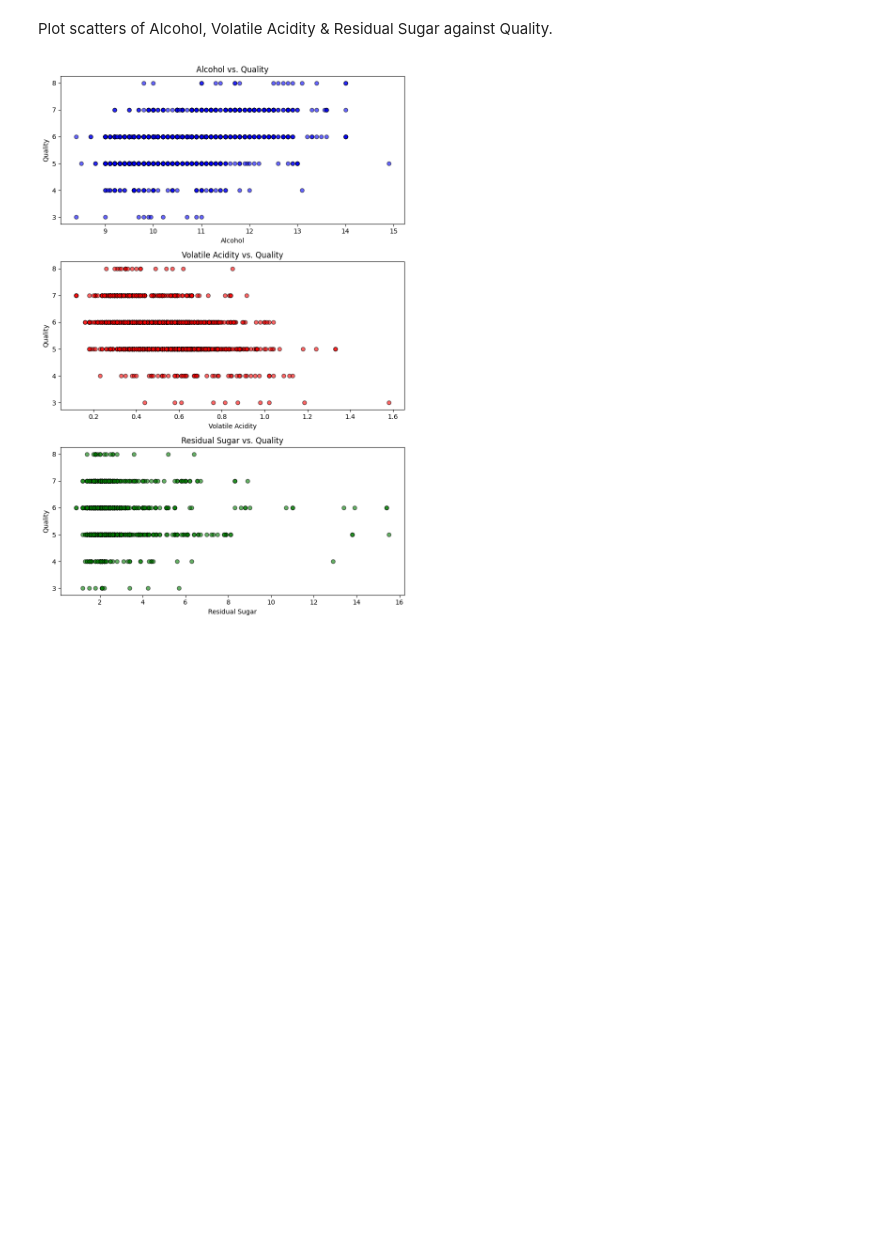
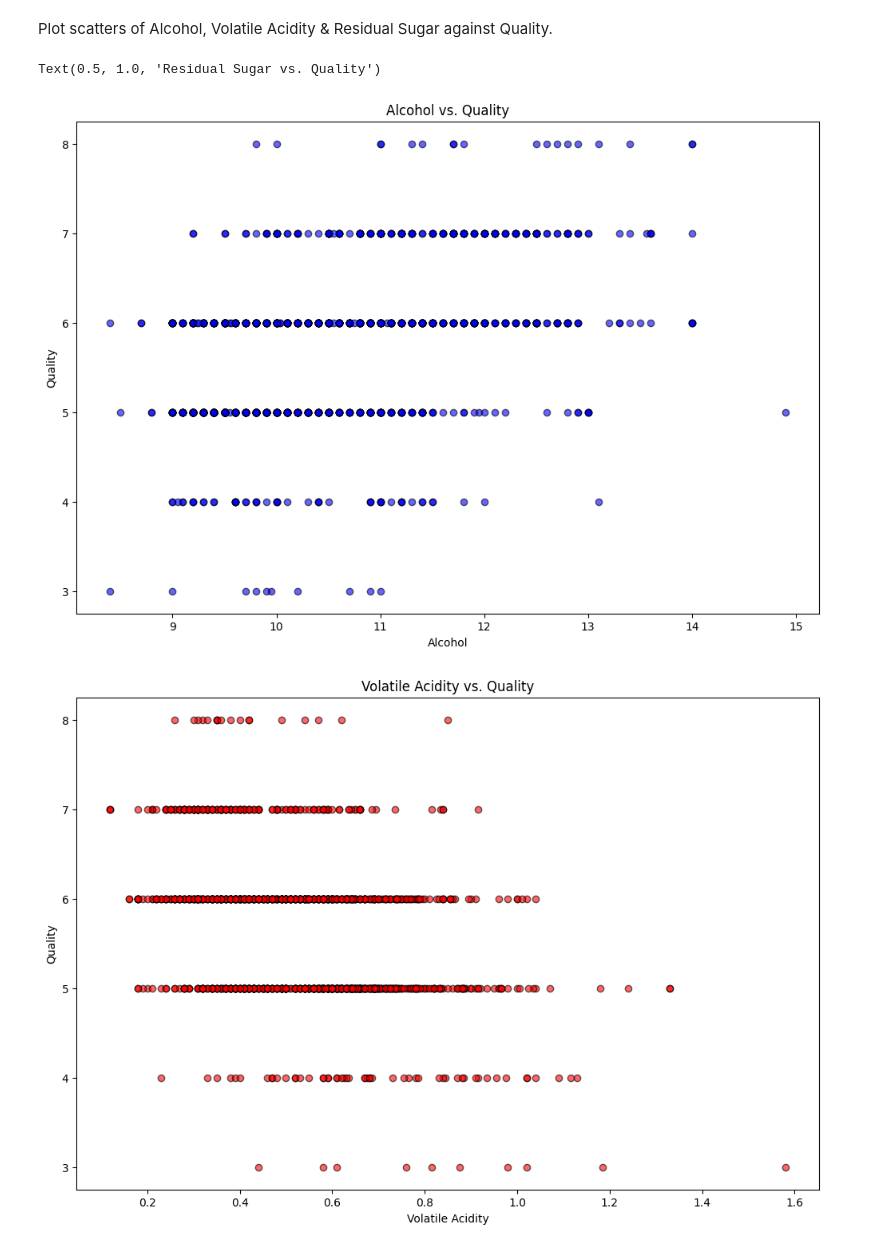
Before and after one commit to SaianPatel/InferentialStatistics, a Jupyter notebook: Coursework/4_Correlation.ipynb, the cells around one changed output. Saved outputs shown, nothing was run; the diff lists cells and outputs as text; code cells hidden in the pictures; blank space fills up the shorter version.

```diff
--- a/Coursework/4_Correlation.ipynb
+++ b/Coursework/4_Correlation.ipynb
@@ -31,33 +31,29 @@ plt.show()
 # %% [markdown]
 Plot scatters of Alcohol, Volatile Acidity & Residual Sugar against Quality.
 # %%
-# Plot scatters
+# Plot scatters - individually
 
-# Create a figure with three subplots in a row
-fig, axes = plt.subplots(3, 1, figsize=(8, 24))
+# Scatter plot 1
+plt.figure(figsize=(12, 8))
+plt.scatter(df['alcohol'], df['quality'], alpha=0.6, color="blue", edgecolors="black")
+plt.xlabel("Alcohol")
+plt.ylabel("Quality")
+plt.title("Alcohol vs. Quality")
 
-# Scatter plot: Fixed Acidity vs. pH
-axes[0].scatter(df['alcohol'], df['quality'], alpha=0.6, color="blue", edgecolors="black")
-axes[0].set_xlabel("Alcohol")
-axes[0].set_ylabel("Quality")
-axes[0].set_title("Alcohol vs. Quality")
+# Scatter plot 2
+plt.figure(figsize=(12, 8))
+plt.scatter(df['volatile acidity'], df['quality'], alpha=0.6, color="red", edgecolors="black")
+plt.xlabel("Volatile Acidity")
+plt.ylabel("Quality")
+plt.title("Volatile Acidity vs. Quality")
 
-# Scatter plot: Fixed Acidity vs. Density
-axes[1].scatter(df['volatile acidity'], df['quality'], alpha=0.6, color="red", edgecolors="black")
-axes[1].set_xlabel("Volatile Acidity")
-axes[1].set_ylabel("Quality")
-axes[1].set_title("Volatile Acidity vs. Quality")
-
-# Scatter plot: Fixed Acidity vs. Citric Acid
-axes[2].scatter(df['residual sugar'], df['quality'], alpha=0.6, color="green", edgecolors="black")
-axes[2].set_xlabel("Residual Sugar")
-axes[2].set_ylabel("Quality")
-axes[2].set_title("Residual Sugar vs. Quality")
-
-# Adjust layout for better visibility
-plt.tight_layout()
-
-# Show the plot
-plt.show()
+# Scatter plot 3
+plt.figure(figsize=(12, 8))
+plt.scatter(df['residual sugar'], df['quality'], alpha=0.6, color="green", edgecolors="black")
+plt.xlabel("Residual Sugar")
+plt.ylabel("Quality")
+plt.title("Residual Sugar vs. Quality")
 # %% [output]
+Text(0.5, 1.0, 'Residual Sugar vs. Quality')
-[figure, old version]
+[figure, new version]
+[figure, added]
```
Also changed, not shown: parts of 1 cell of this notebook.
